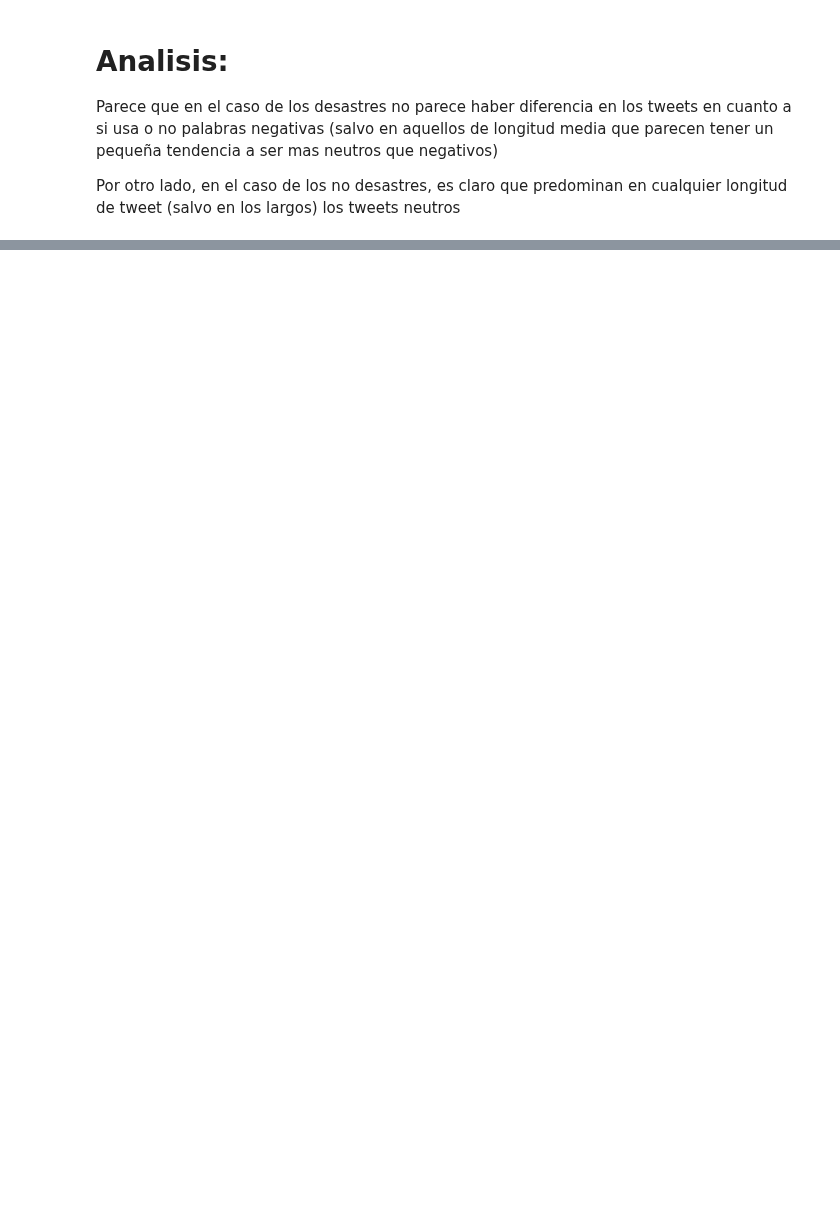
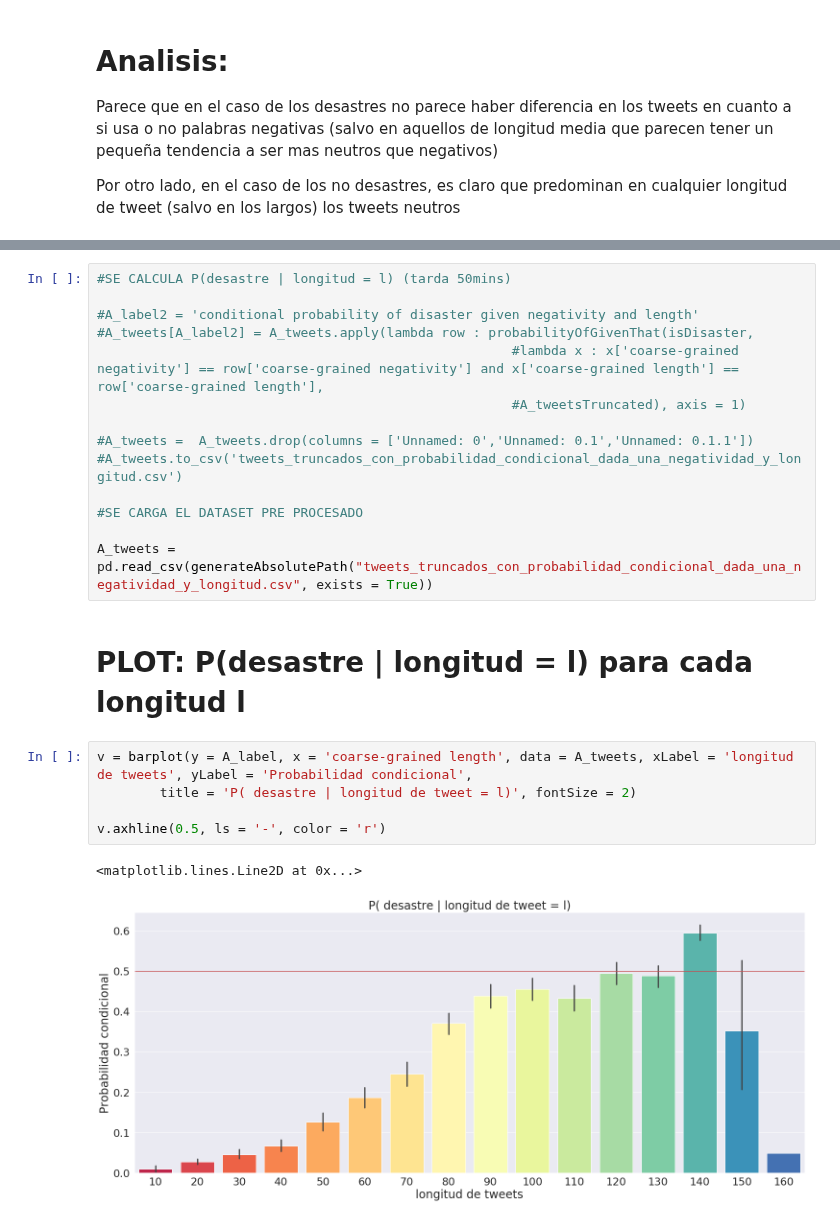
Before and after one commit to axelmpm/TP1_DATOS_1C_2020, a Jupyter notebook: Axel/A_Negatividad.ipynb, the cells around one changed output, grey strips where cells are left out. Drawn from its saved outputs; the diff is of its cells as text; blank space fills up the shorter version.

```diff
--- a/Axel/A_Negatividad.ipynb
+++ b/Axel/A_Negatividad.ipynb
@@ -258,0 +292,24 @@ Por otro lado, en el caso de los no desastres, es claro que predominan en cualqu
+# %%
+#SE CALCULA P(desastre | longitud = l) (tarda 50mins)
+
+#A_label2 = 'conditional probability of disaster given negativity and length'
+#A_tweets[A_label2] = A_tweets.apply(lambda row : probabilityOfGivenThat(isDisaster,
+                                                     #lambda x : x['coarse-grained negativity'] == row['coarse-grained negativity'] and x['coarse-grained length'] == row['coarse-grained length'],
+                                                     #A_tweetsTruncated), axis = 1)
+
+#A_tweets =  A_tweets.drop(columns = ['Unnamed: 0','Unnamed: 0.1','Unnamed: 0.1.1'])
+#A_tweets.to_csv('tweets_truncados_con_probabilidad_condicional_dada_una_negatividad_y_longitud.csv')
+
+#SE CARGA EL DATASET PRE PROCESADO
+
+A_tweets = pd.read_csv(generateAbsolutePath("tweets_truncados_con_probabilidad_condicional_dada_una_negatividad_y_longitud.csv", exists = True))
+# %% [markdown]
+# PLOT: P(desastre | longitud = l)    para cada longitud l
+# %%
+v = barplot(y = A_label, x = 'coarse-grained length', data = A_tweets, xLabel = 'longitud de tweets', yLabel = 'Probabilidad condicional',
+        title = 'P( desastre | longitud de tweet = l)', fontSize = 2)
+
+v.axhline(0.5, ls = '-', color = 'r')
+# %% [output]
+<matplotlib.lines.Line2D at 0x...>
+[figure, added]
```
Also changed, not shown: parts of 38 cells of this notebook, 2 other files.
